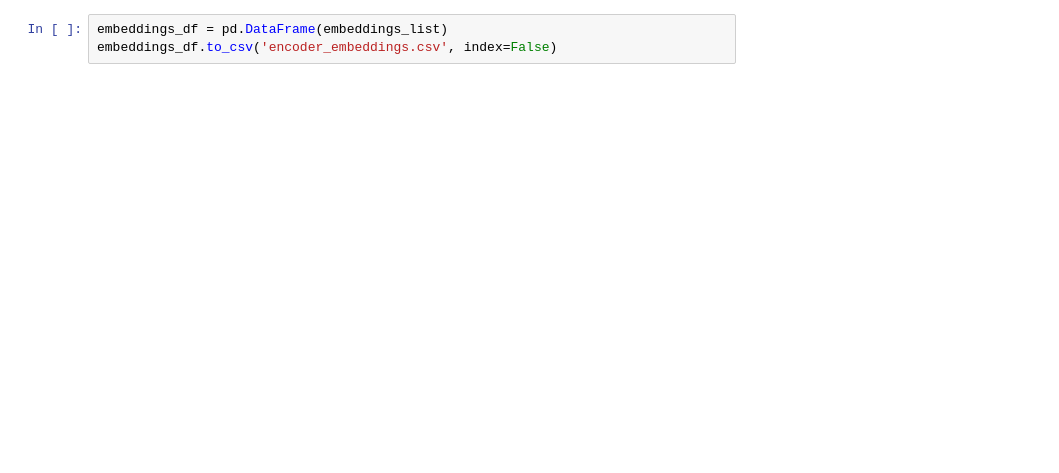
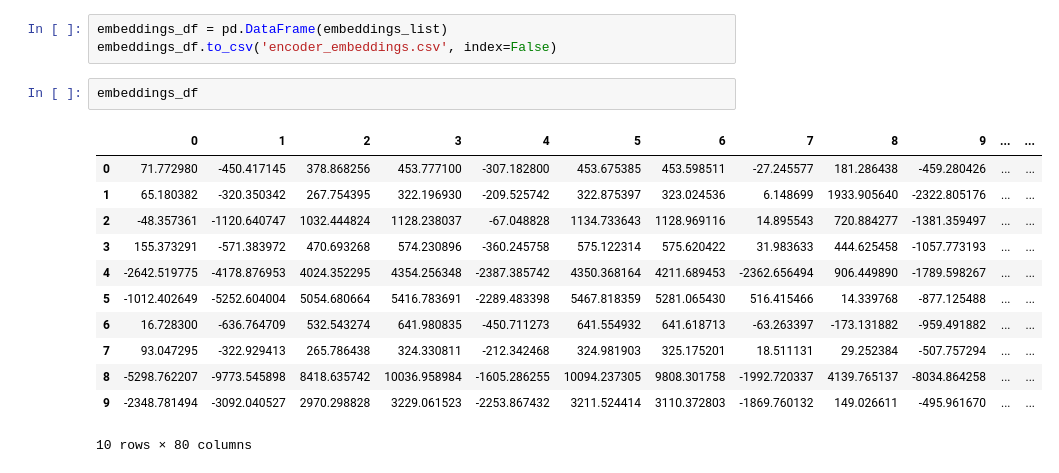
Before and after one commit to joaoavanzini/ecg-embeddings, a Jupyter notebook: studying/autoencoder_conv_30_subjects.ipynb, the cells around one changed output. Saved outputs shown, nothing was run; the diff lists cells and outputs as text; blank space fills up the shorter version.

```diff
--- a/studying/autoencoder_conv_30_subjects.ipynb
+++ b/studying/autoencoder_conv_30_subjects.ipynb
@@ -217,3 +223,18 @@ plt.show()
 # %%
 embeddings_df = pd.DataFrame(embeddings_list)
 embeddings_df.to_csv('encoder_embeddings.csv', index=False)
+# %%
+embeddings_df
+# %% [output]
+|  | 0 | 1 | 2 | 3 | 4 | 5 | 6 | 7 | 8 | 9 | ... | ... |
+| 0 | 71.772980 | -450.417145 | 378.868256 | 453.777100 | -307.182800 | 453.675385 | 453.598511 | -27.245577 | 181.286438 | -459.280426 | ... | ... |
+| 1 | 65.180382 | -320.350342 | 267.754395 | 322.196930 | -209.525742 | 322.875397 | 323.024536 | 6.148699 | 1933.905640 | -2322.805176 | ... | ... |
+| 2 | -48.357361 | -1120.640747 | 1032.444824 | 1128.238037 | -67.048828 | 1134.733643 | 1128.969116 | 14.895543 | 720.884277 | -1381.359497 | ... | ... |
+| 3 | 155.373291 | -571.383972 | 470.693268 | 574.230896 | -360.245758 | 575.122314 | 575.620422 | 31.983633 | 444.625458 | -1057.773193 | ... | ... |
+| 4 | -2642.519775 | -4178.876953 | 4024.352295 | 4354.256348 | -2387.385742 | 4350.368164 | 4211.689453 | -2362.656494 | 906.449890 | -1789.598267 | ... | ... |
+| 5 | -1012.402649 | -5252.604004 | 5054.680664 | 5416.783691 | -2289.483398 | 5467.818359 | 5281.065430 | 516.415466 | 14.339768 | -877.125488 | ... | ... |
+| 6 | 16.728300 | -636.764709 | 532.543274 | 641.980835 | -450.711273 | 641.554932 | 641.618713 | -63.263397 | -173.131882 | -959.491882 | ... | ... |
+| 7 | 93.047295 | -322.929413 | 265.786438 | 324.330811 | -212.342468 | 324.981903 | 325.175201 | 18.511131 | 29.252384 | -507.757294 | ... | ... |
+| 8 | -5298.762207 | -9773.545898 | 8418.635742 | 10036.958984 | -1605.286255 | 10094.237305 | 9808.301758 | -1992.720337 | 4139.765137 | -8034.864258 | ... | ... |
+| 9 | -2348.781494 | -3092.040527 | 2970.298828 | 3229.061523 | -2253.867432 | 3211.524414 | 3110.372803 | -1869.760132 | 149.026611 | -495.961670 | ... | ... |
+10 rows × 80 columns
```
Also changed, not shown: parts of 7 cells of this notebook.
